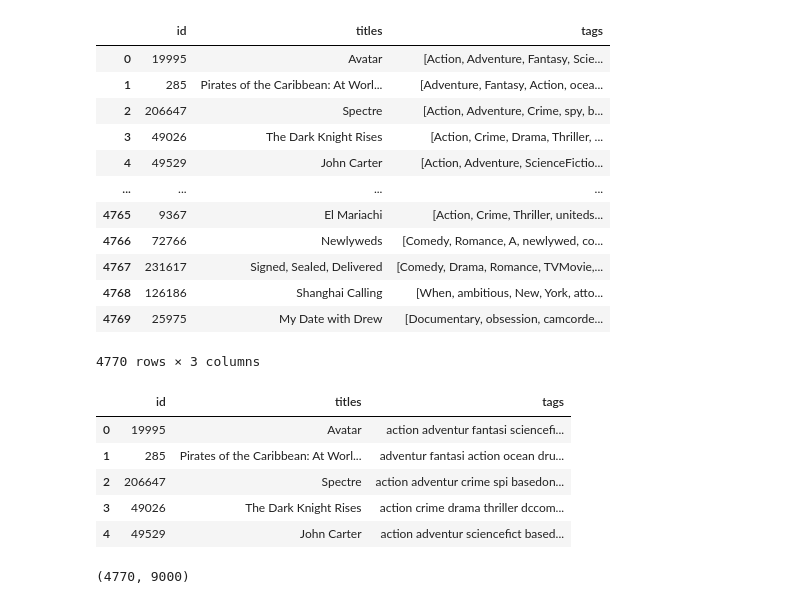
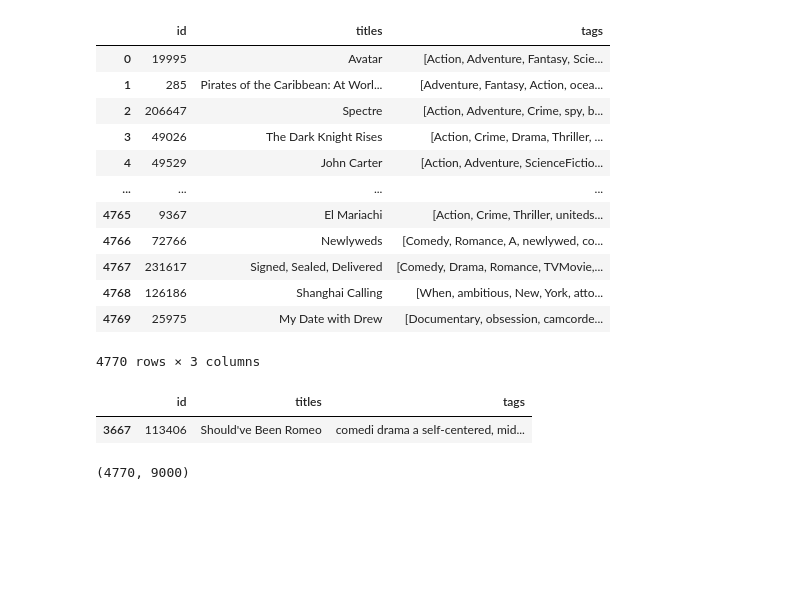
Before and after one commit to nnilayy/Movie-Recommendation-Engine, a Jupyter notebook: Preprocessing.ipynb, the cells around one changed output. Drawn from its saved outputs; the diff is of its cells as text; code cells hidden in the pictures; blank space fills up the shorter version.

```diff
--- a/Preprocessing.ipynb
+++ b/Preprocessing.ipynb
@@ -260,15 +260,13 @@ def stem(text):
 
 # Removing all Similar words using Stemming
 movies['tags']=movies['tags'].apply(stem)
-# %%
-movies.head()
-# %% [output]
-|  | id | titles | tags |
-| 0 | 19995 | Avatar | action adventur fantasi sciencefi... |
-| 1 | 285 | Pirates of the Caribbean: At Worl... | adventur fantasi action ocean dru... |
-| 2 | 206647 | Spectre | action adventur crime spi basedon... |
-| 3 | 49026 | The Dark Knight Rises | action crime drama thriller dccom... |
-| 4 | 49529 | John Carter | action adventur sciencefict based... |
+# %%
+# movies[movies['titles']=="The Truman Show"]
+movies[movies['id']==113406]
+# 113406
+# %% [output]
+|  | id | titles | tags |
+| 3667 | 113406 | Should've Been Romeo | comedi drama a self-centered, mid... |
 # %%
 # CONVERTING SENTENCES TO VECTORS USIGN BAG OF WORDS
 from sklearn.feature_extraction.text import CountVectorizer
```
Also changed, not shown: parts of 1 cell of this notebook, 1 other file.
